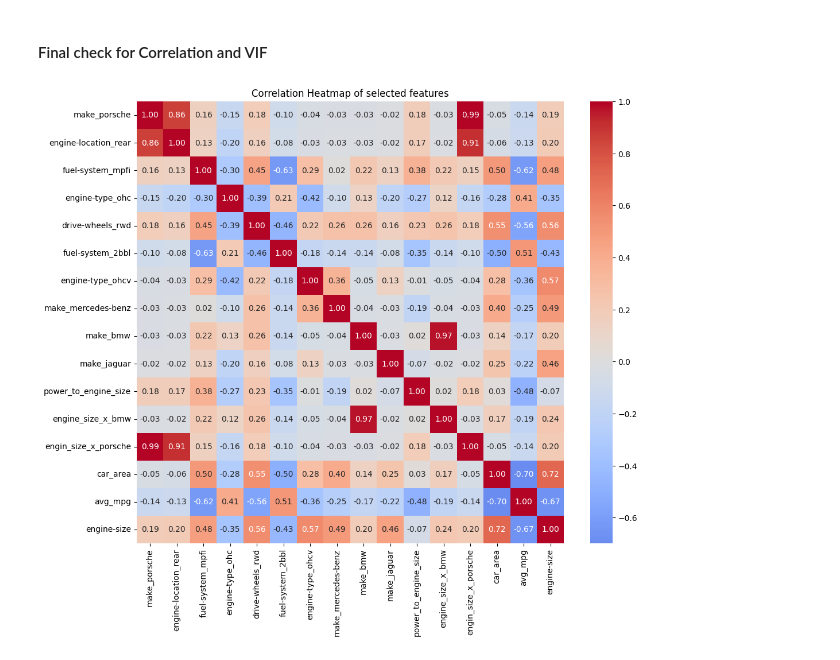
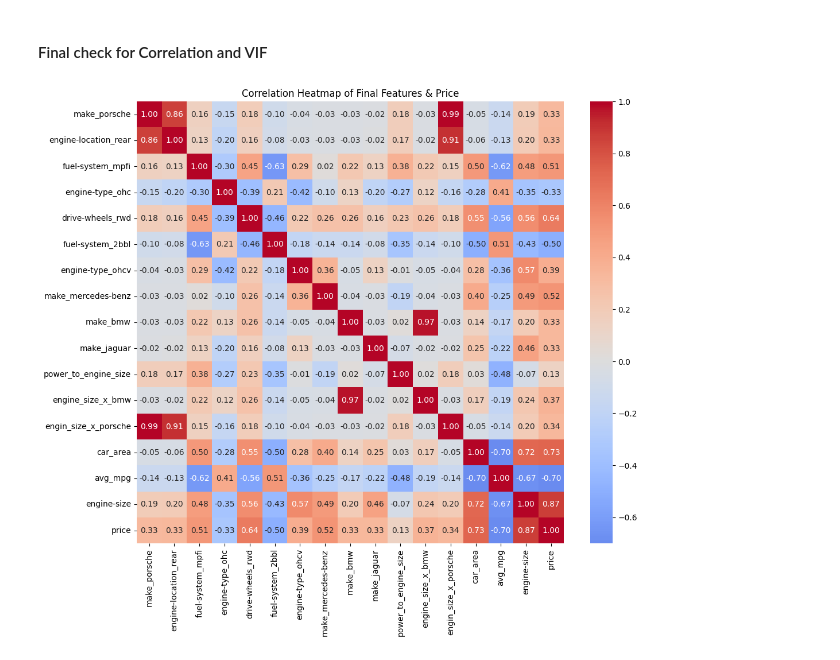
Before and after one commit to Kumbhakarn/classic-ml-algorithms, a Jupyter notebook: notebooks/linear-regression.ipynb, the cells around one changed output. Drawn from its saved outputs; the diff is of its cells as text; code cells hidden in the pictures.

```diff
--- a/notebooks/linear-regression.ipynb
+++ b/notebooks/linear-regression.ipynb
@@ -692,10 +692,15 @@ y = df['price']
 # %% [markdown]
 #### Final check for Correlation and VIF
 # %%
-plt.figure(figsize=(12,10))
-correlation_matrix = X.corr()
-sns.heatmap(correlation_matrix, annot=True, cmap='coolwarm', center=0, fmt='.2f')
-plt.title("Correlation Heatmap of selected features")
+# Calculate correlation matrix for final features + price
+
+corr_matrix = df[final_features + ['price']].corr()
+
+
+# Plot correlation heatmap
+plt.figure(figsize=(12, 10))
+sns.heatmap(corr_matrix, annot=True, cmap='coolwarm', center=0, fmt='.2f')
+plt.title('Correlation Heatmap of Final Features & Price')
 plt.show()
 # %% [output]
-[figure, old version]
+[figure, new version]
```
Also changed, not shown: parts of 24 cells of this notebook.
